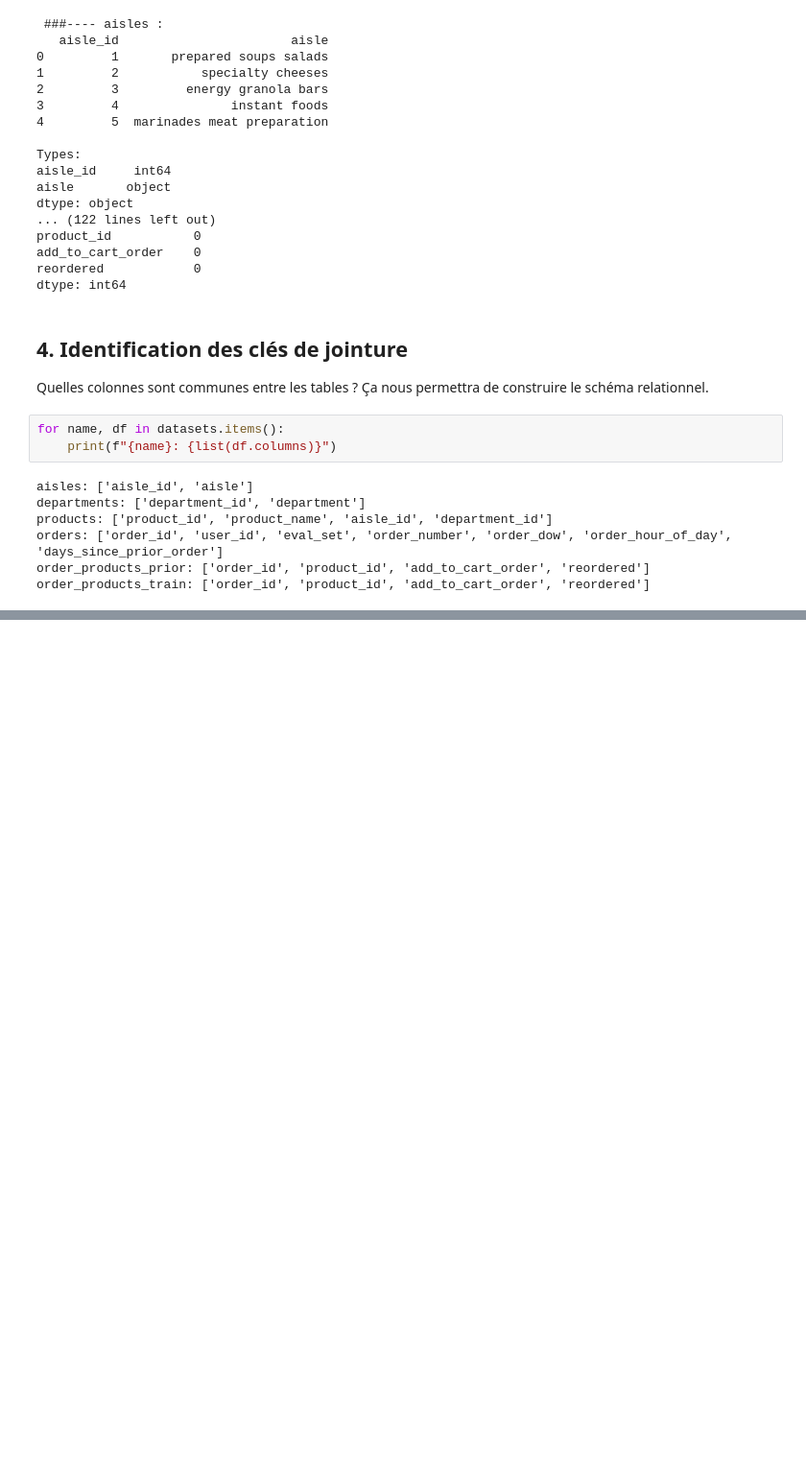
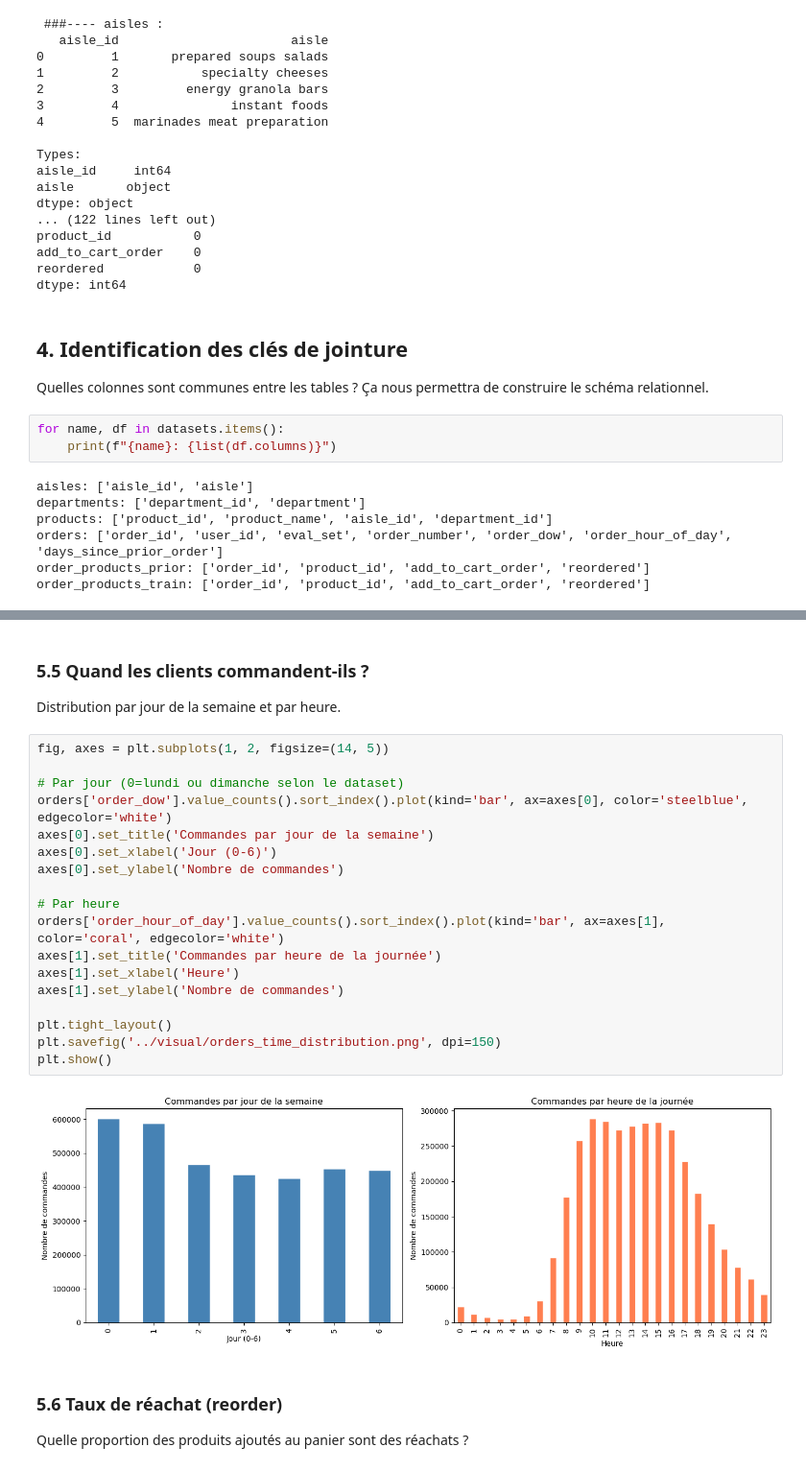
Before and after one commit to AlexisSTH/Projet-Market-Basket, a Jupyter notebook: notebook/01_eda.ipynb, the cells around one changed output, grey strips where cells are left out. Shown at 96% size. Cells and saved outputs as stored; diff of their text form; blank space fills up the shorter version.

Commit message:
Comprehension du dataset avant la transformation

```diff
--- a/notebook/01_eda.ipynb
+++ b/notebook/01_eda.ipynb
@@ -77,0 +144,26 @@ order_products_train: ['order_id', 'product_id', 'add_to_cart_order', 'reordered
+# %% [markdown]
+### 5.5 Quand les clients commandent-ils ?
+Distribution par jour de la semaine et par heure.
+# %%
+fig, axes = plt.subplots(1, 2, figsize=(14, 5))
+
+# Par jour (0=lundi ou dimanche selon le dataset)
+orders['order_dow'].value_counts().sort_index().plot(kind='bar', ax=axes[0], color='steelblue', edgecolor='white')
+axes[0].set_title('Commandes par jour de la semaine')
+axes[0].set_xlabel('Jour (0-6)')
+axes[0].set_ylabel('Nombre de commandes')
+
+# Par heure
+orders['order_hour_of_day'].value_counts().sort_index().plot(kind='bar', ax=axes[1], color='coral', edgecolor='white')
+axes[1].set_title('Commandes par heure de la journée')
+axes[1].set_xlabel('Heure')
+axes[1].set_ylabel('Nombre de commandes')
+
+plt.tight_layout()
+plt.savefig('../visual/orders_time_distribution.png', dpi=150)
+plt.show()
+# %% [output]
+[figure, added]
+# %% [markdown]
+### 5.6 Taux de réachat (reorder)
+Quelle proportion des produits ajoutés au panier sont des réachats ?
```
Also changed, not shown: parts of 9 cells of this notebook, 3 other files.
